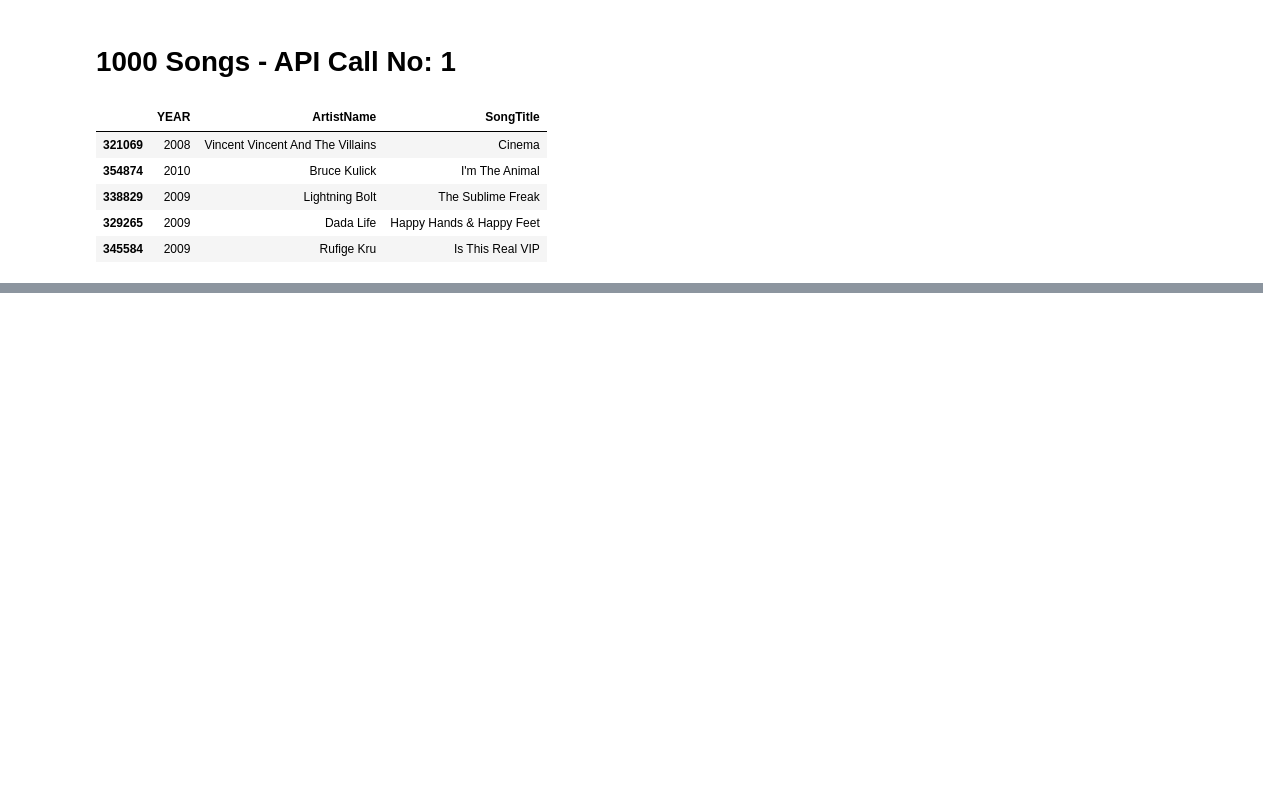
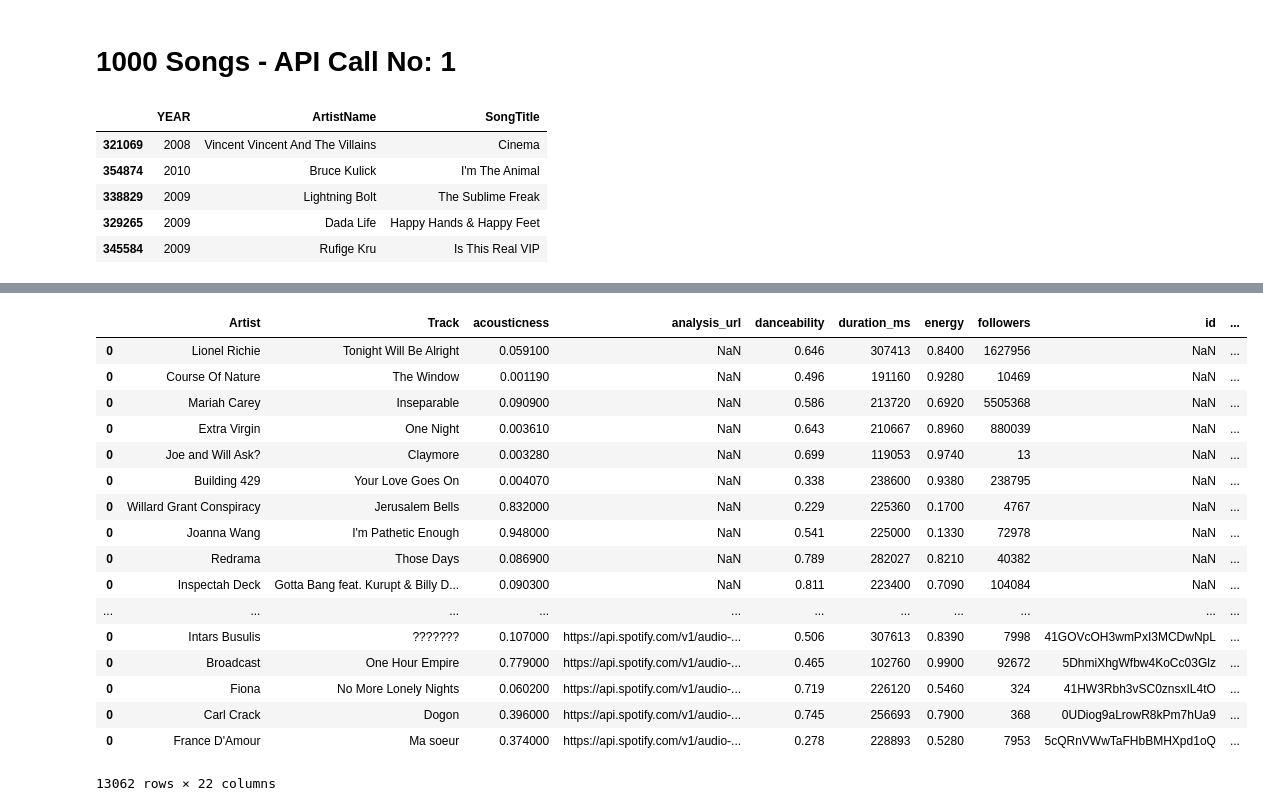
Before and after one commit to re-ga-na/spotify-song-popularity, a Jupyter notebook: 1. million_songs_datacleaning-v3.1_SK-New_Features-10k(in progress).ipynb, the cells around one changed output, grey strips where cells are left out. Saved outputs shown, nothing was run; the diff lists cells and outputs as text; code cells hidden in the pictures; blank space fills up the shorter version.

```diff
--- a/1. million_songs_datacleaning-v3.1_SK-New_Features-10k(in progress).ipynb
+++ b/1. million_songs_datacleaning-v3.1_SK-New_Features-10k(in progress).ipynb
@@ -202,0 +274,3 @@ dft2.tail()
+# %%
+features = features.drop(columns=['analysis_url', 'id', 'track_href', 'type', 'uri'])
+features
@@ -202,0 +322,2 @@ dft2.tail()
+# %%
+df_10k = pd.read_csv("dataset_10k.csv")
@@ -202,0 +345,3 @@ dft2.tail()
+# %%
+df_10ktest = df_10k.iloc[1000:3000]
+df_10ktest
@@ -202,0 +367,29 @@ dft2.tail()
+# %%
+# iterate over the dataframe row by row
+
+for index_label, row in df_10ktest.iterrows():
+   # For each row update the 'Bonus' value to it's double
+
+    try:
+        artistname= row['Artist']
+        search_str =  row['Track']
+        print(artistname+ ","+ search_str )
+        result= sp.search(search_str+":"+artistname,type="track,artist")
+        print(result["tracks"]["items"][0]["id"])
+
+        track_id = result["tracks"]["items"][0]["id"]
+        artist_id = result['tracks']['items'][0]["album"]['artists'][0]['id']
+
+        features_i = sp.audio_features(track_id)
+        features_i = pd.DataFrame(features_i)
+
+        #features["genres"] = sp.artist(artist_id)['genres']
+        features_i["followers"] = sp.artist(artist_id)['followers']['total']
+        features_i["tempo"] = sp.audio_analysis(track_id)['track']['tempo']
+        features_i["popularity"] = sp.track(track_id)["popularity"]
+        features_i["Artist"] = artistname
+        features_i["Track"] = search_str
+        features = features.append(features_i)
+
+    except:
+        print ('data not found')
@@ -202,0 +414,21 @@ dft2.tail()
+# %%
+features
+# %% [output]
+|  | Artist | Track | acousticness | analysis_url | danceability | duration_ms | energy | followers | id | ... |
+| 0 | Lionel Richie | Tonight Will Be Alright | 0.059100 | NaN | 0.646 | 307413 | 0.8400 | 1627956 | NaN | ... |
+| 0 | Course Of Nature | The Window | 0.001190 | NaN | 0.496 | 191160 | 0.9280 | 10469 | NaN | ... |
+| 0 | Mariah Carey | Inseparable | 0.090900 | NaN | 0.586 | 213720 | 0.6920 | 5505368 | NaN | ... |
+| 0 | Extra Virgin | One Night | 0.003610 | NaN | 0.643 | 210667 | 0.8960 | 880039 | NaN | ... |
+| 0 | Joe and Will Ask? | Claymore | 0.003280 | NaN | 0.699 | 119053 | 0.9740 | 13 | NaN | ... |
+| 0 | Building 429 | Your Love Goes On | 0.004070 | NaN | 0.338 | 238600 | 0.9380 | 238795 | NaN | ... |
+| 0 | Willard Grant Conspiracy | Jerusalem Bells | 0.832000 | NaN | 0.229 | 225360 | 0.1700 | 4767 | NaN | ... |
+| 0 | Joanna Wang | I'm Pathetic Enough | 0.948000 | NaN | 0.541 | 225000 | 0.1330 | 72978 | NaN | ... |
+| 0 | Redrama | Those Days | 0.086900 | NaN | 0.789 | 282027 | 0.8210 | 40382 | NaN | ... |
+| 0 | Inspectah Deck | Gotta Bang feat. Kurupt & Billy D... | 0.090300 | NaN | 0.811 | 223400 | 0.7090 | 104084 | NaN | ... |
+| ... | ... | ... | ... | ... | ... | ... | ... | ... | ... | ... |
+| 0 | Intars Busulis | ??????? | 0.107000 | https://api.spotify.com/v1/audio-... | 0.506 | 307613 | 0.8390 | 7998 | 41GOVcOH3wmPxI3MCDwNpL | ... |
+| 0 | Broadcast | One Hour Empire | 0.779000 | https://api.spotify.com/v1/audio-... | 0.465 | 102760 | 0.9900 | 92672 | 5DhmiXhgWfbw4KoCc03Glz | ... |
+| 0 | Fiona | No More Lonely Nights | 0.060200 | https://api.spotify.com/v1/audio-... | 0.719 | 226120 | 0.5460 | 324 | 41HW3Rbh3vSC0znsxIL4tO | ... |
+| 0 | Carl Crack | Dogon | 0.396000 | https://api.spotify.com/v1/audio-... | 0.745 | 256693 | 0.7900 | 368 | 0UDiog9aLrowR8kPm7hUa9 | ... |
+| 0 | France D'Amour | Ma soeur | 0.374000 | https://api.spotify.com/v1/audio-... | 0.278 | 228893 | 0.5280 | 7953 | 5cQRnVWwTaFHbBMHXpd1oQ | ... |
+13062 rows × 22 columns
```
Also changed, not shown: parts of 20 cells of this notebook, 7 other files.
